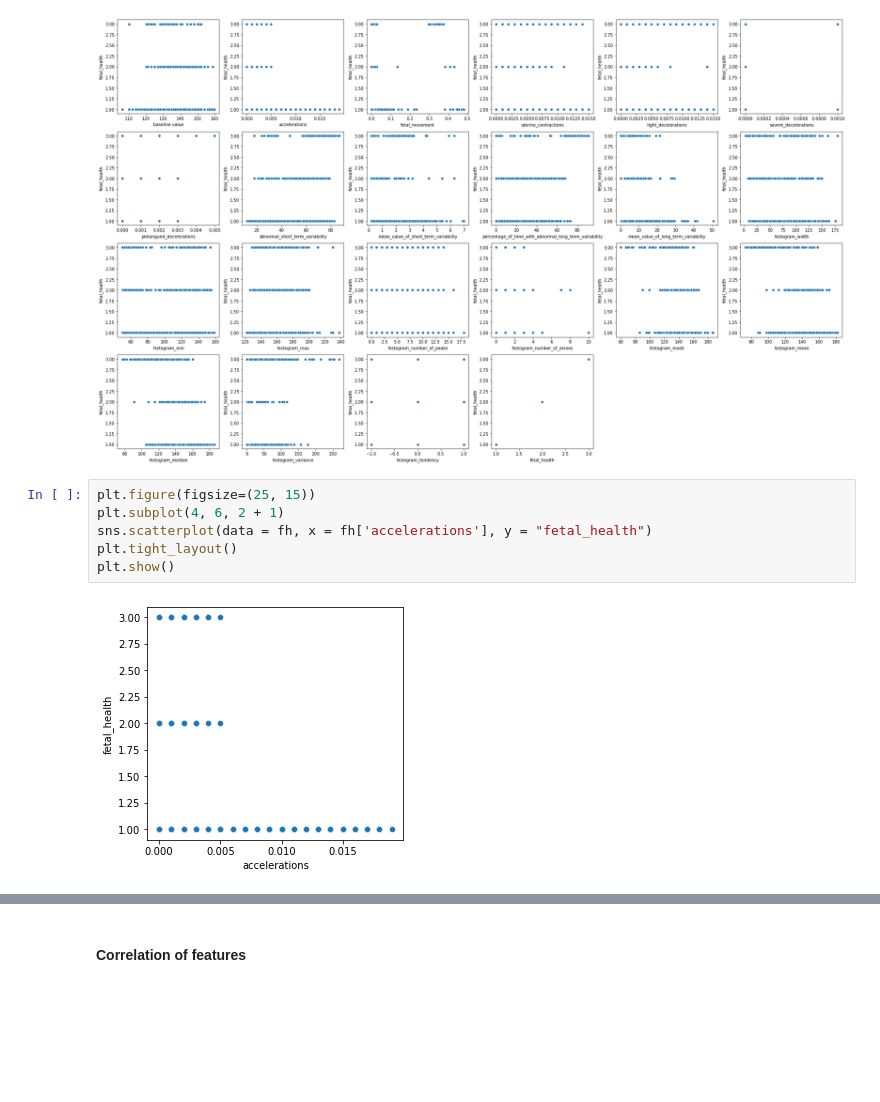
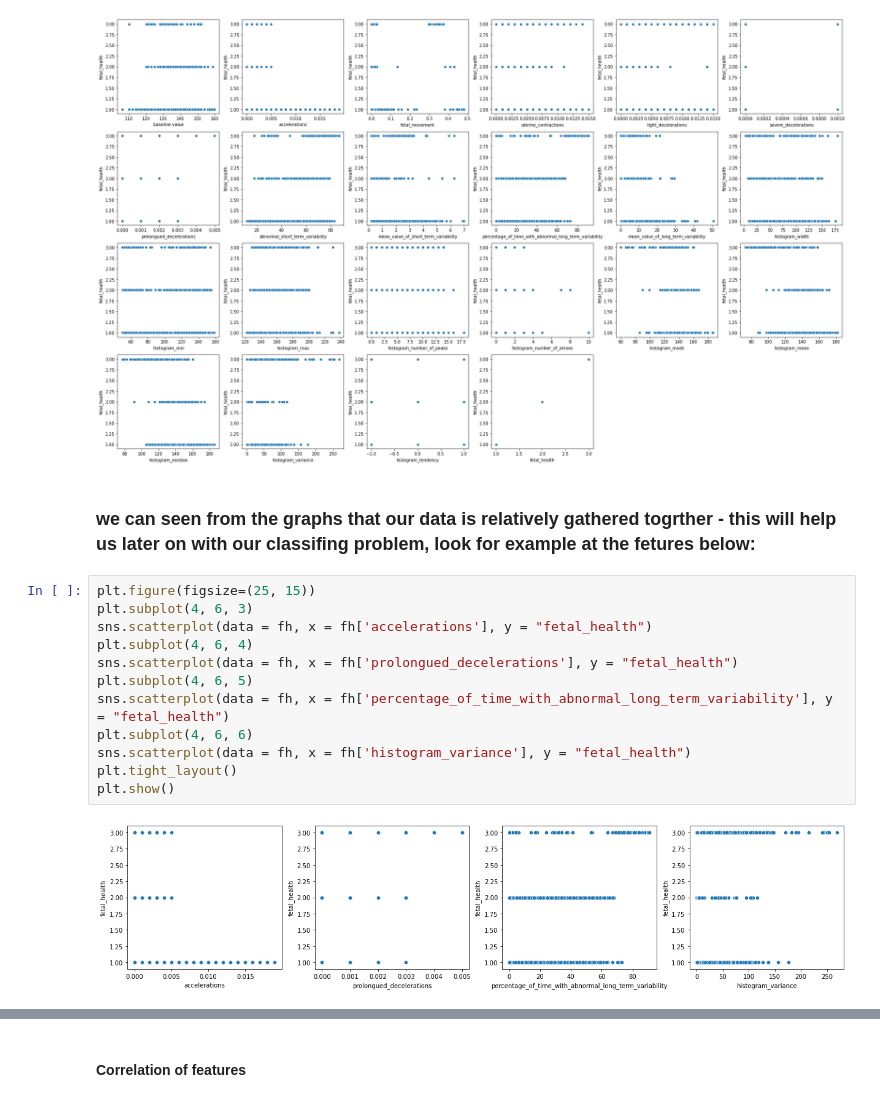
Before and after one commit to yeelacitron/Data-science-project, a Jupyter notebook: fh kaggel project.ipynb, the cells around one changed output, grey strips where cells are left out. Drawn from its saved outputs; the diff is of its cells as text; blank space fills up the shorter version.

```diff
--- a/fh kaggel project.ipynb
+++ b/fh kaggel project.ipynb
@@ -95,11 +96,19 @@ plt.tight_layout()
 plt.show()
 # %% [output]
 [figure]
+# %% [markdown]
+### we can seen from the graphs that our data is relatively gathered togrther - this will help us later on with our classifing problem, look for example at the fetures below:
 # %%
 plt.figure(figsize=(25, 15))
-plt.subplot(4, 6, 2 + 1)
+plt.subplot(4, 6, 3)
 sns.scatterplot(data = fh, x = fh['accelerations'], y = "fetal_health")
+plt.subplot(4, 6, 4)
+sns.scatterplot(data = fh, x = fh['prolongued_decelerations'], y = "fetal_health")
+plt.subplot(4, 6, 5)
+sns.scatterplot(data = fh, x = fh['percentage_of_time_with_abnormal_long_term_variability'], y = "fetal_health")
+plt.subplot(4, 6, 6)
+sns.scatterplot(data = fh, x = fh['histogram_variance'], y = "fetal_health")
 plt.tight_layout()
 plt.show()
 # %% [output]
-[figure, old version]
+[figure, new version]
```
Also changed, not shown: parts of 40 cells of this notebook, 3 other files.
